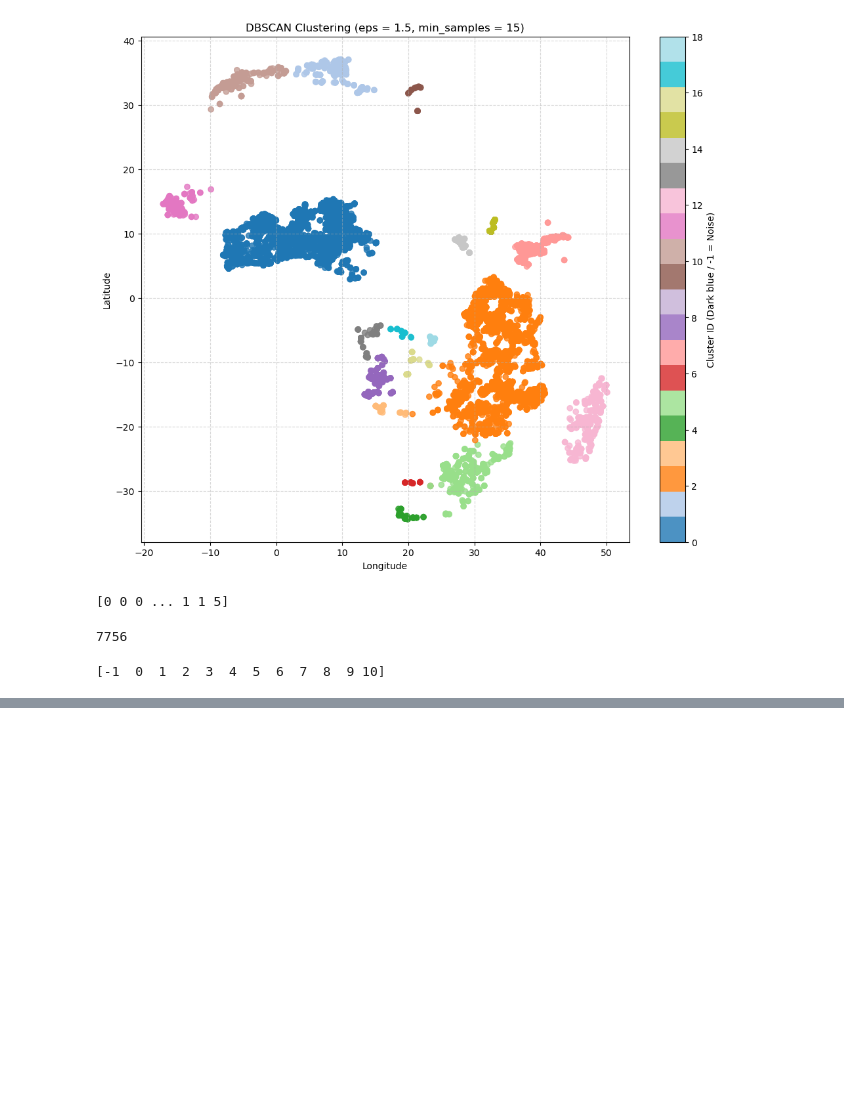
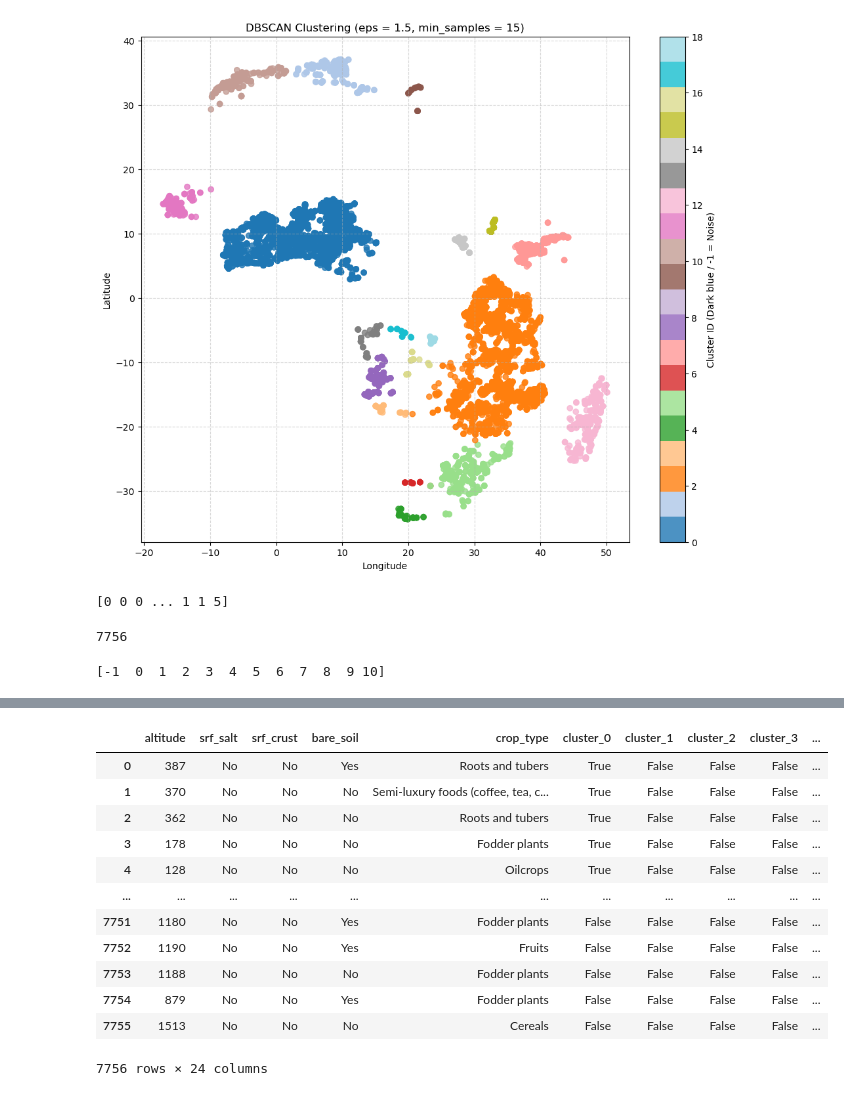
Before and after one commit to naythe10/nathan-crop-predictor-demo, a Jupyter notebook: ml_training.ipynb, the cells around one changed output, grey strips where cells are left out. Saved outputs shown, nothing was run; the diff lists cells and outputs as text; code cells hidden in the pictures; blank space fills up the shorter version.

```diff
--- a/ml_training.ipynb
+++ b/ml_training.ipynb
@@ -125,0 +172,17 @@ print(distinct_clusters)
+# %%
+df_encoded.drop(columns = ['longitude', 'latitude'], inplace = True)
+df_encoded
+# %% [output]
+|  | altitude | srf_salt | srf_crust | bare_soil | crop_type | cluster_0 | cluster_1 | cluster_2 | cluster_3 | ... |
+| 0 | 387 | No | No | Yes | Roots and tubers | True | False | False | False | ... |
+| 1 | 370 | No | No | No | Semi-luxury foods (coffee, tea, c... | True | False | False | False | ... |
+| 2 | 362 | No | No | No | Roots and tubers | True | False | False | False | ... |
+| 3 | 178 | No | No | No | Fodder plants | True | False | False | False | ... |
+| 4 | 128 | No | No | No | Oilcrops | True | False | False | False | ... |
+| ... | ... | ... | ... | ... | ... | ... | ... | ... | ... | ... |
+| 7751 | 1180 | No | No | Yes | Fodder plants | False | False | False | False | ... |
+| 7752 | 1190 | No | No | Yes | Fruits | False | False | False | False | ... |
+| 7753 | 1188 | No | No | No | Fodder plants | False | False | False | False | ... |
+| 7754 | 879 | No | No | Yes | Fodder plants | False | False | False | False | ... |
+| 7755 | 1513 | No | No | No | Cereals | False | False | False | False | ... |
+7756 rows × 24 columns
```
Also changed, not shown: parts of 4 cells of this notebook, 1 other file.
